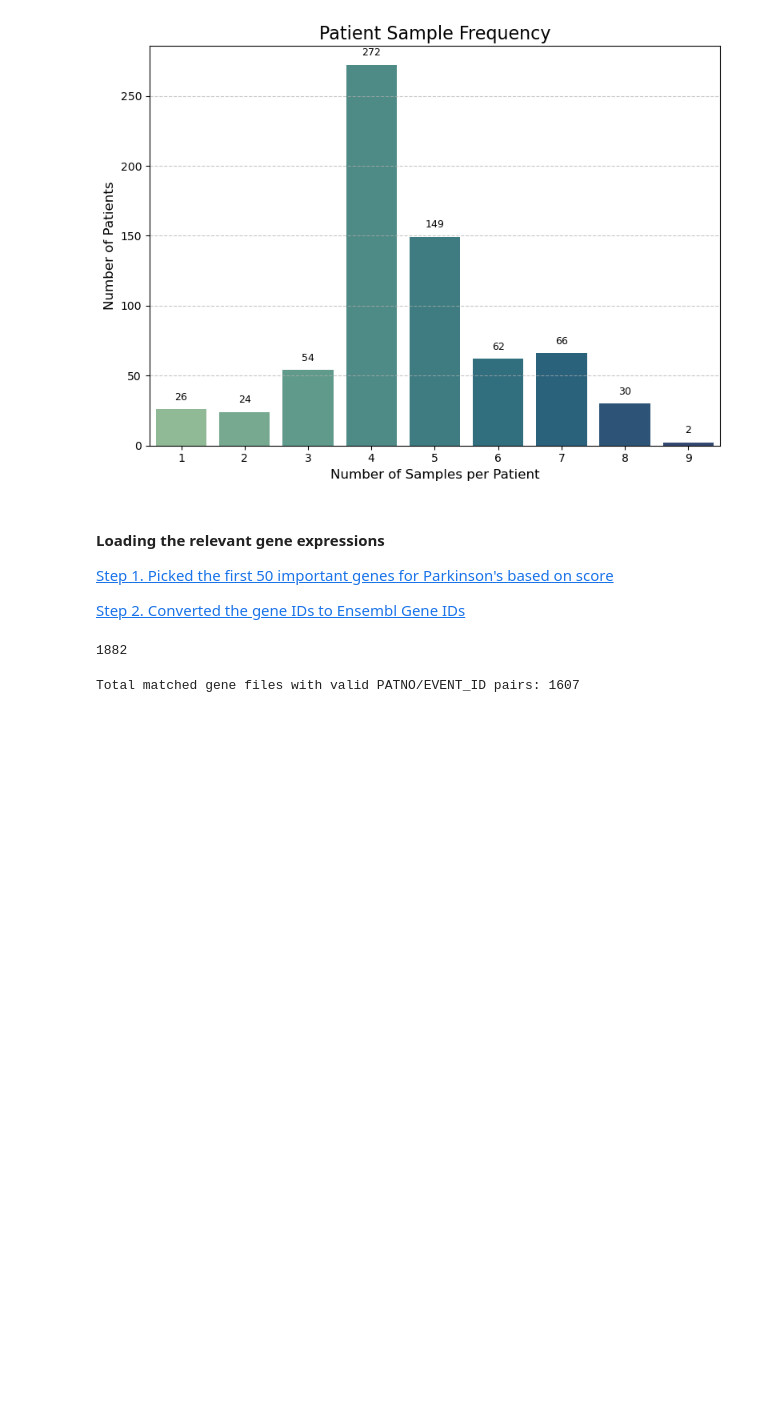
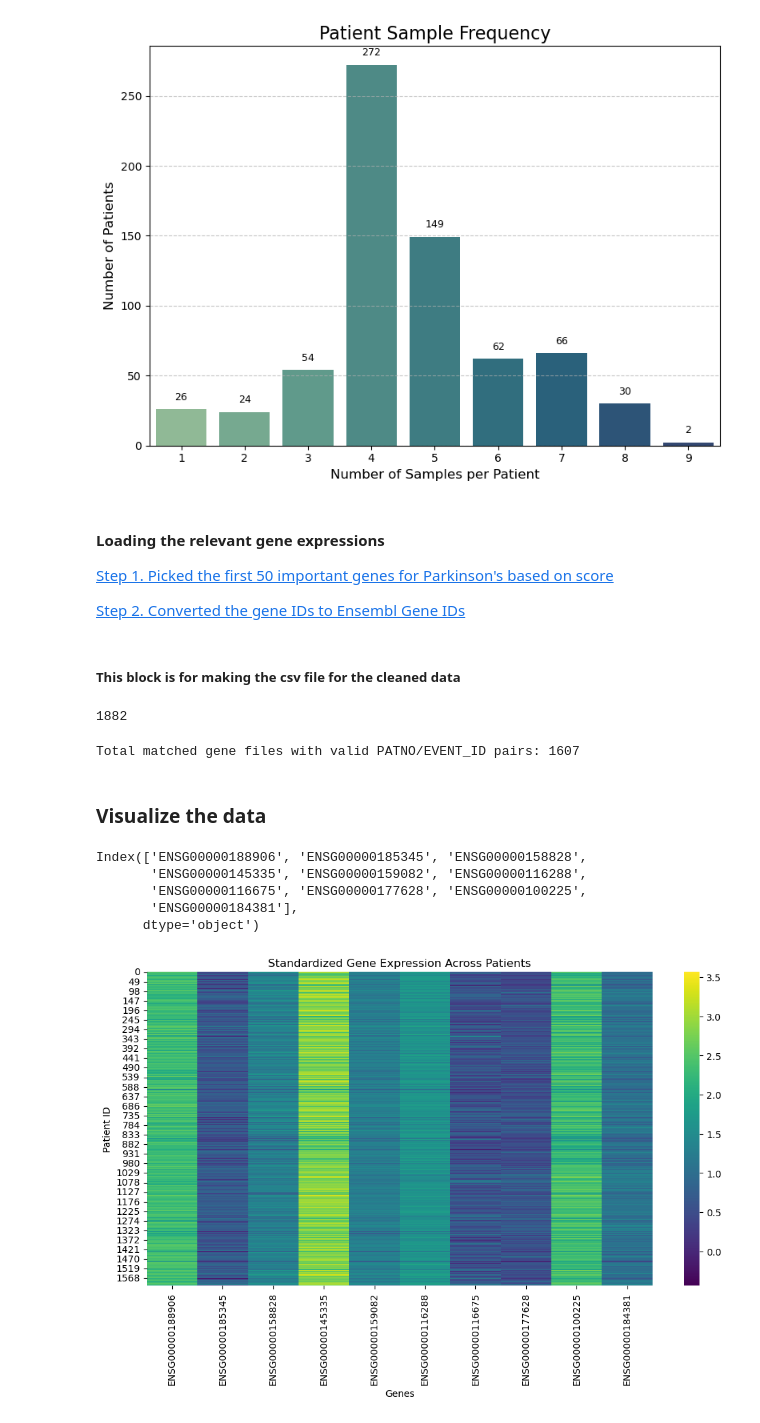
Before and after one commit to veenabala123/summer-2025-parkinsonpredict, a Jupyter notebook: notebooks/data_exploration_gene_expression.ipynb, the cells around one changed output. Saved outputs shown, nothing was run; the diff lists cells and outputs as text; code cells hidden in the pictures; blank space fills up the shorter version.

Commit message:
Fixing the Gene expression notebook

```diff
--- a/notebooks/data_exploration_gene_expression.ipynb
+++ b/notebooks/data_exploration_gene_expression.ipynb
@@ -237,15 +237,39 @@ Passing `palette` without assigning `hue` is deprecated and will be removed in v
 [Step 1. Picked the first 50 important genes for Parkinson's based on score](https://www.genecards.org/Search/Keyword?queryString=parkinson&geneCategories=ProteinCoding&pageSize=25&startPage=1&sort=Score&sortDir=Descending)
 
 [Step 2. Converted the gene IDs to Ensembl Gene IDs](https://www.ensembl.org/biomart/martview/874c5c94e48cf57f0a02586c0cedd6d8)
+# %% [markdown]
+##### This block is for making the csv file for the cleaned data
 # %%
 #instiantiate the reading class
 path = '/Users/pushpita/Documents/Erdos_bootcamp/our_project/Data/'
 
 input_path = path
 output_path = path + 'fomatted_data'
-data = ReadData(data_path=input_path, output_path=output_path)
+data = ReadData(data_path=input_path, output_path=output_path, write_csv=1)
 
-genedata = data.gene_expression()
+genedata,unmatchedkeys = data.gene_expression()
 # %% [output]
 1882
 Total matched gene files with valid PATNO/EVENT_ID pairs: 1607
+# %% [markdown]
+### Visualize the data
+# %%
+# Just the gene columns
+gene_data = genedata.iloc[:,2:-1]
+print(gene_data.columns)
+# Optional: Normalize if values vary a lot
+normalized_data = np.log10(gene_data)
+
+plt.figure(figsize=(12, 6))
+sns.heatmap(normalized_data, cmap='viridis', xticklabels=gene_data.columns)
+plt.title("Standardized Gene Expression Across Patients")
+plt.xlabel("Genes")
+plt.ylabel("Patient ID")
+plt.show()
+# %% [output]
+Index(['ENSG00000188906', 'ENSG00000185345', 'ENSG00000158828',
+       'ENSG00000145335', 'ENSG00000159082', 'ENSG00000116288',
+       'ENSG00000116675', 'ENSG00000177628', 'ENSG00000100225',
+       'ENSG00000184381'],
+      dtype='object')
+[figure, added]
```
Also changed, not shown: 1 other file.
